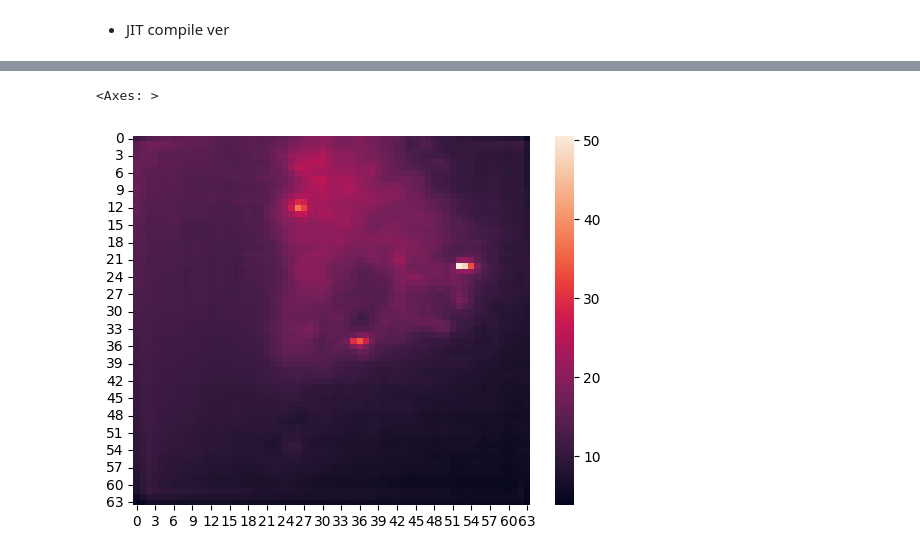
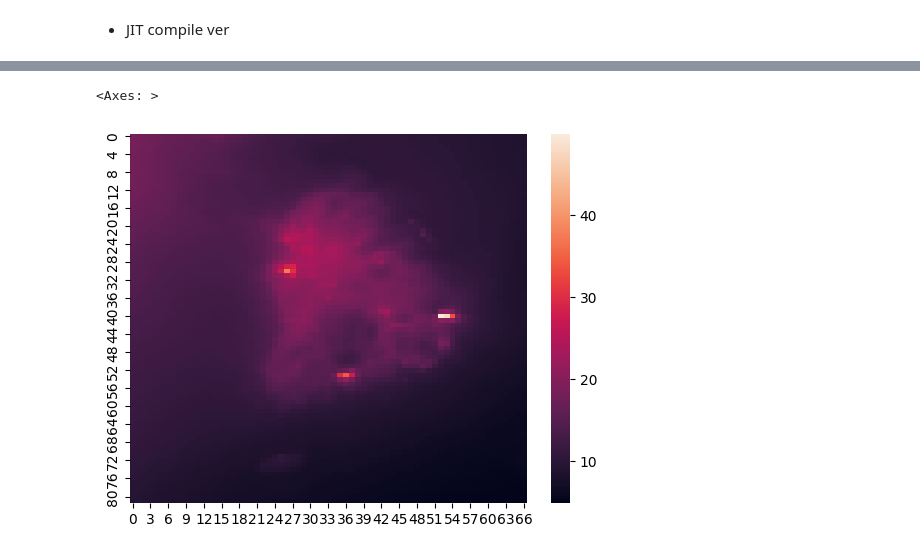
Before and after one commit to ByeonggeonGo/CmaqProject, a Jupyter notebook: examples/flaxUnet/flaxverCMAQ.ipynb, the cells around one changed output, grey strips where cells are left out. Saved outputs shown, nothing was run; the diff lists cells and outputs as text; code cells hidden in the pictures.

```diff
--- a/examples/flaxUnet/flaxverCMAQ.ipynb
+++ b/examples/flaxUnet/flaxverCMAQ.ipynb
@@ -156,6 +161,8 @@ def apply_model(state, x_batched, y_batched):
   def loss_fn(params, x_batched, y_batched):
 
     pred = state.apply_fn(params, x_batched, mutable=["batch_stats"])[0]
+    pred = jax.image.resize(pred, (pred.shape[0], 82,67,1), method="lanczos3")
+
     l2_losses = optax.l2_loss(y_batched,pred)
     mse_loss = jnp.mean(l2_losses)
 
@@ -170,15 +177,19 @@ def update_model(state, grads):
   return state.apply_gradients(grads=grads)
 
 
-inputs = X[:,:64,:64,:]
-targets = y[:,:64,:64,:]
+inputs = X[:,:,:,:]
+targets = y[:,:,:,:]
+
+inputs = jax.image.resize(inputs, (inputs.shape[0], 128,128,6), method="lanczos3")
+
+
 model = UNET()
 key = random.PRNGKey(0)
 input_dim = inputs.shape[1:]
 output_dim = 1
 params = model.init(key, jnp.ones(input_dim))
 lr = 0.001
-epochs = 100
+epochs = 2000
 
 tx = optax.adam(learning_rate=lr)
 opt_state = tx.init(params)
@@ -196,6 +207,7 @@ Wall time: 7.3 s
 # %%
 pred = state.apply_fn(state.params, inputs, mutable=["batch_stats"])[0]
+pred = jax.image.resize(pred, (pred.shape[0], 82,67,1), method="lanczos3")
 sns.heatmap(pred[0,:,:,0][::-1])
 # %% [output]
 <Axes: >
-[figure, old version]
+[figure, new version]
```
Also changed, not shown: parts of 5 cells of this notebook, 4 other files.
